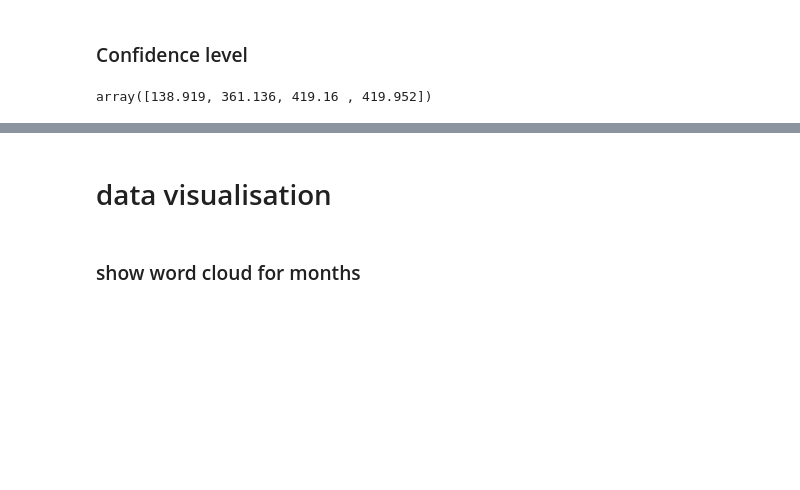
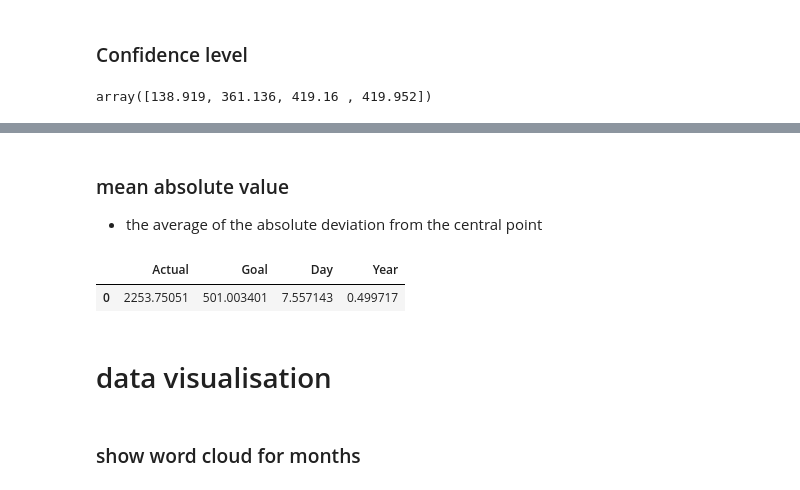
Before and after one commit to kibambe-0167/time-series-analysis, a Jupyter notebook: app.ipynb, the cells around one changed output, grey strips where cells are left out. Cells and saved outputs as stored; diff of their text form; code cells hidden in the pictures; blank space fills up the shorter version.

```diff
--- a/app.ipynb
+++ b/app.ipynb
@@ -290,3 +340,11 @@ array([138.919, 361.136, 419.16 , 419.952])
+# %% [markdown]
+### mean absolute value
+- the average of the absolute deviation from the central point
+# %%
+numeric_samples.apply(lambda x: np.mean(np.abs(x - np.mean(x))), axis=0).to_frame().T
+# %% [output]
+|  | Actual | Goal | Day | Year |
+| 0 | 2253.75051 | 501.003401 | 7.557143 | 0.499717 |
 # %% [markdown]
 # data visualisation
 # %% [markdown]
```
Also changed, not shown: parts of 23 cells of this notebook.
